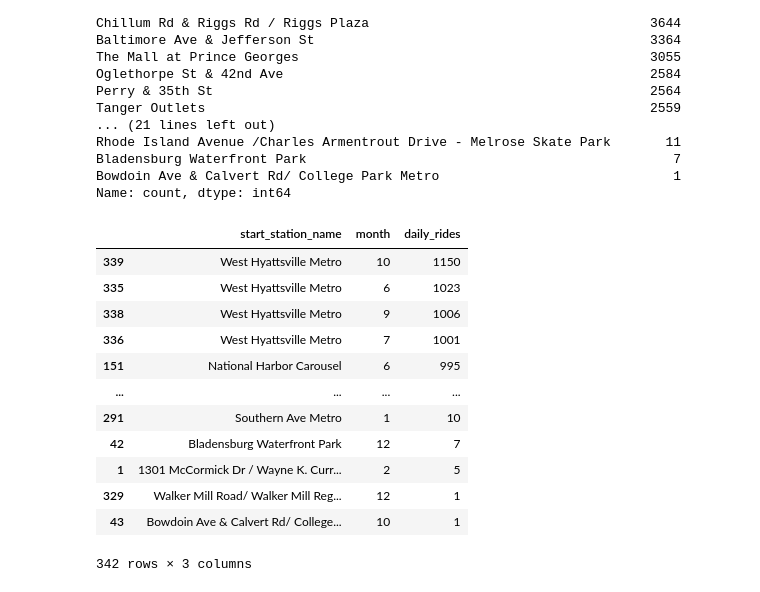
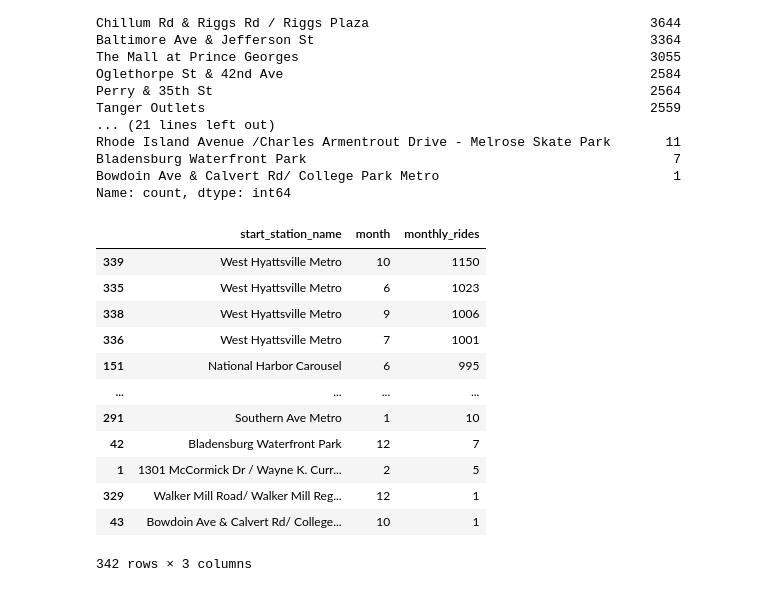
Before and after one commit to pabs-llama/projects, a Jupyter notebook: project_3_ capitalbikeshare/linear_regression_pg.ipynb, the cells around one changed output. Drawn from its saved outputs; the diff is of its cells as text; code cells hidden in the pictures.

```diff
--- a/project_3_ capitalbikeshare/linear_regression_pg.ipynb
+++ b/project_3_ capitalbikeshare/linear_regression_pg.ipynb
@@ -640,11 +677,11 @@ Bowdoin Ave & Calvert Rd/ College Park Metro                              1
 Name: count, dtype: int64
 # %%
 
-daily_rides = prince_george_fixed.groupby(["start_station_name", "month"],observed=False).size().reset_index(name="daily_rides")
+monthly_rides = prince_george_fixed.groupby(["start_station_name", "month"],observed=False).size().reset_index(name="monthly_rides")
 # %%
-daily_rides.sort_values(by="daily_rides", ascending=False)
+monthly_rides.sort_values(by="monthly_rides", ascending=False)
 # %% [output]
-|  | start_station_name | month | daily_rides |
+|  | start_station_name | month | monthly_rides |
 | 339 | West Hyattsville Metro | 10 | 1150 |
 | 335 | West Hyattsville Metro | 6 | 1023 |
 | 338 | West Hyattsville Metro | 9 | 1006 |
```
Also changed, not shown: parts of 9 cells of this notebook.
